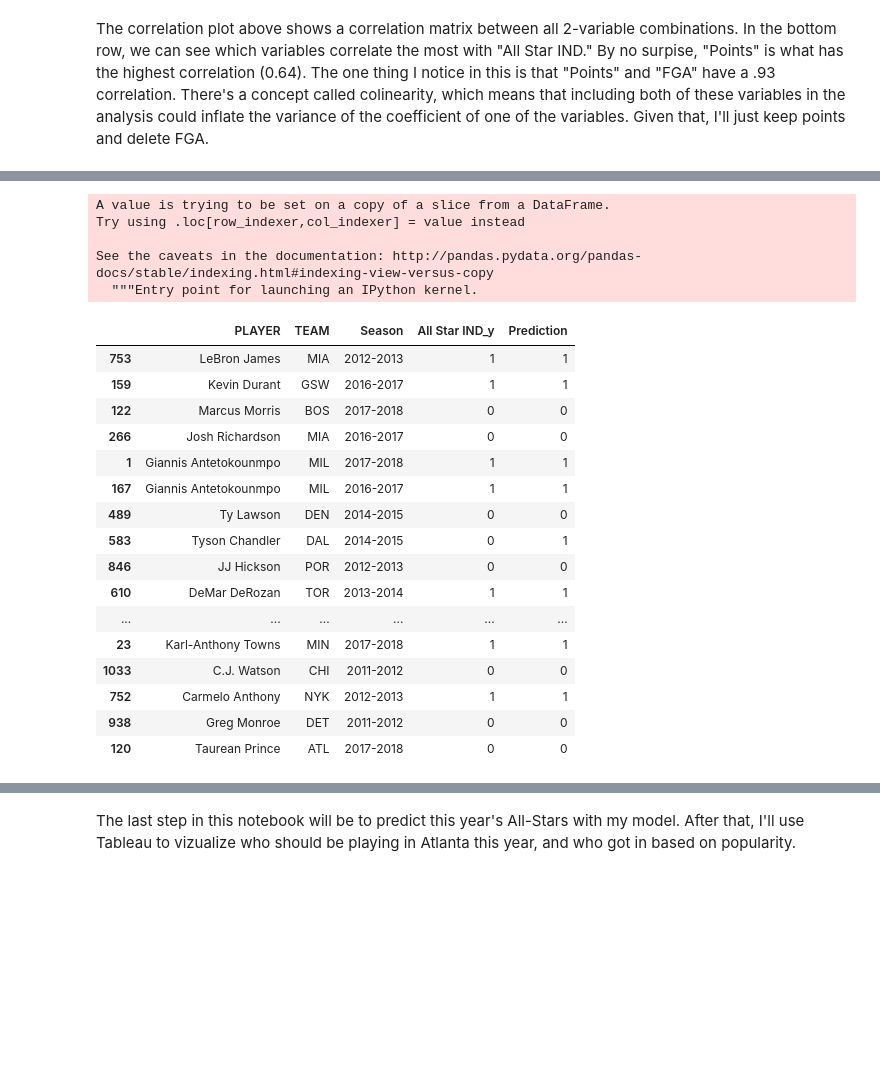
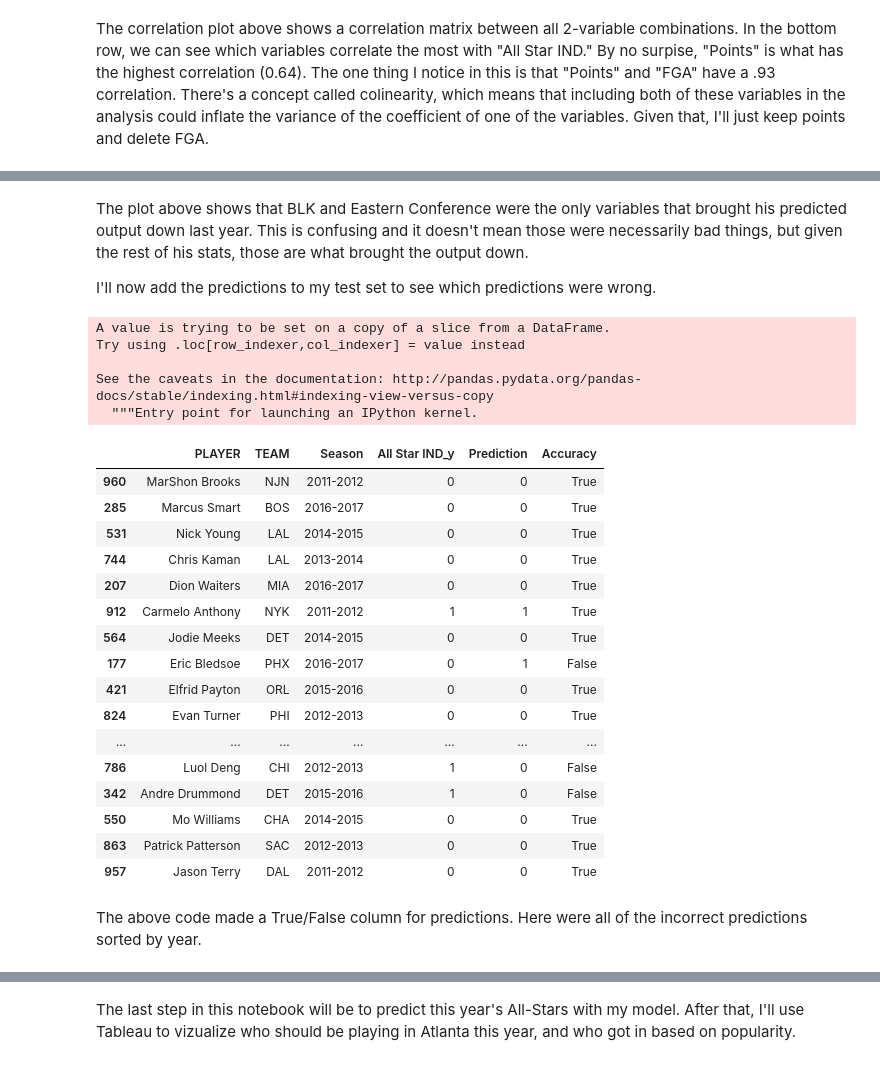
Before and after one commit to spelk24/2019-NBA-All-Star-Model, a Jupyter notebook: NBA 2019 All Star Predictor.ipynb, the cells around one changed output, grey strips where cells are left out. Cells and saved outputs as stored; diff of their text form; code cells hidden in the pictures; blank space fills up the shorter version.

```diff
--- a/NBA 2019 All Star Predictor.ipynb
+++ b/NBA 2019 All Star Predictor.ipynb
@@ -42,7 +44,7 @@ I have 32 columns, but I'm going ot cut this down. There are more sofisticated w
 # %%
 collist = df.columns.tolist()
 pred_vars = df[['WIN_P','MIN','PTS','FGA','FG_P','3PA','3P_P','FTA',
-                'FT_P','REB','AST','TOV','STL','BLK','+/-','All Star IND']]
+                'FT_P','REB','AST','TOV','STL','BLK','+/-','Eastern Conference','All Star IND']]
 # %%
 pred_vars.head()
 # %% [output]
@@ -92,6 +95,0 @@ shap.initjs()
-# %%
-model2 = xgb.XGBClassifier(max_depth=15, n_estimators=300, learning_rate=0.01, objective = 'binary:logistic')
-model2.fit(train_X,train_Y)
-
-preds_proba = model2.predict_proba(test_X)
-preds = model2.predict(test_X)
@@ -160,3 +198,7 @@ I'll now add the predictions to my test set to see which predictions were wrong.
+# %% [markdown]
+The plot above shows that BLK and Eastern Conference were the only variables that brought his predicted output down last year. This is confusing and it doesn't mean those were necessarily bad things, but given the rest of his stats, those are what brought the output down.
+
+I'll now add the predictions to my test set to see which predictions were wrong.
 # %%
 test['Prediction']=preds
 test_preds = test.merge(df,how='left', left_index=True, right_index=True)
@@ -168,22 +210,25 @@ See the caveats in the documentation: http://pandas.pydata.org/pandas-docs/stabl
   """Entry point for launching an IPython kernel.
 # %%
 test_preds = test_preds[['PLAYER','TEAM','Season','All Star IND_y','Prediction']]
-test_preds.head(25)
+test_preds['Accuracy'] = test_preds['All Star IND_y']==test_preds['Prediction']
+test_preds.head(30)
 # %% [output]
-|  | PLAYER | TEAM | Season | All Star IND_y | Prediction |
-| 753 | LeBron James | MIA | 2012-2013 | 1 | 1 |
-| 159 | Kevin Durant | GSW | 2016-2017 | 1 | 1 |
-| 122 | Marcus Morris | BOS | 2017-2018 | 0 | 0 |
-| 266 | Josh Richardson | MIA | 2016-2017 | 0 | 0 |
-| 1 | Giannis Antetokounmpo | MIL | 2017-2018 | 1 | 1 |
-| 167 | Giannis Antetokounmpo | MIL | 2016-2017 | 1 | 1 |
-| 489 | Ty Lawson | DEN | 2014-2015 | 0 | 0 |
-| 583 | Tyson Chandler | DAL | 2014-2015 | 0 | 1 |
-| 846 | JJ Hickson | POR | 2012-2013 | 0 | 0 |
-| 610 | DeMar DeRozan | TOR | 2013-2014 | 1 | 1 |
-| ... | ... | ... | ... | ... | ... |
-| 23 | Karl-Anthony Towns | MIN | 2017-2018 | 1 | 1 |
-| 1033 | C.J. Watson | CHI | 2011-2012 | 0 | 0 |
-| 752 | Carmelo Anthony | NYK | 2012-2013 | 1 | 1 |
-| 938 | Greg Monroe | DET | 2011-2012 | 0 | 0 |
-| 120 | Taurean Prince | ATL | 2017-2018 | 0 | 0 |
+|  | PLAYER | TEAM | Season | All Star IND_y | Prediction | Accuracy |
+| 960 | MarShon Brooks | NJN | 2011-2012 | 0 | 0 | True |
+| 285 | Marcus Smart | BOS | 2016-2017 | 0 | 0 | True |
+| 531 | Nick Young | LAL | 2014-2015 | 0 | 0 | True |
+| 744 | Chris Kaman | LAL | 2013-2014 | 0 | 0 | True |
+| 207 | Dion Waiters | MIA | 2016-2017 | 0 | 0 | True |
+| 912 | Carmelo Anthony | NYK | 2011-2012 | 1 | 1 | True |
+| 564 | Jodie Meeks | DET | 2014-2015 | 0 | 0 | True |
+| 177 | Eric Bledsoe | PHX | 2016-2017 | 0 | 1 | False |
+| 421 | Elfrid Payton | ORL | 2015-2016 | 0 | 0 | True |
+| 824 | Evan Turner | PHI | 2012-2013 | 0 | 0 | True |
+| ... | ... | ... | ... | ... | ... | ... |
+| 786 | Luol Deng | CHI | 2012-2013 | 1 | 0 | False |
+| 342 | Andre Drummond | DET | 2015-2016 | 1 | 0 | False |
+| 550 | Mo Williams | CHA | 2014-2015 | 0 | 0 | True |
+| 863 | Patrick Patterson | SAC | 2012-2013 | 0 | 0 | True |
+| 957 | Jason Terry | DAL | 2011-2012 | 0 | 0 | True |
+# %% [markdown]
+The above code made a True/False column for predictions. Here were all of the incorrect predictions sorted by year.
```
Also changed, not shown: parts of 31 cells of this notebook.
